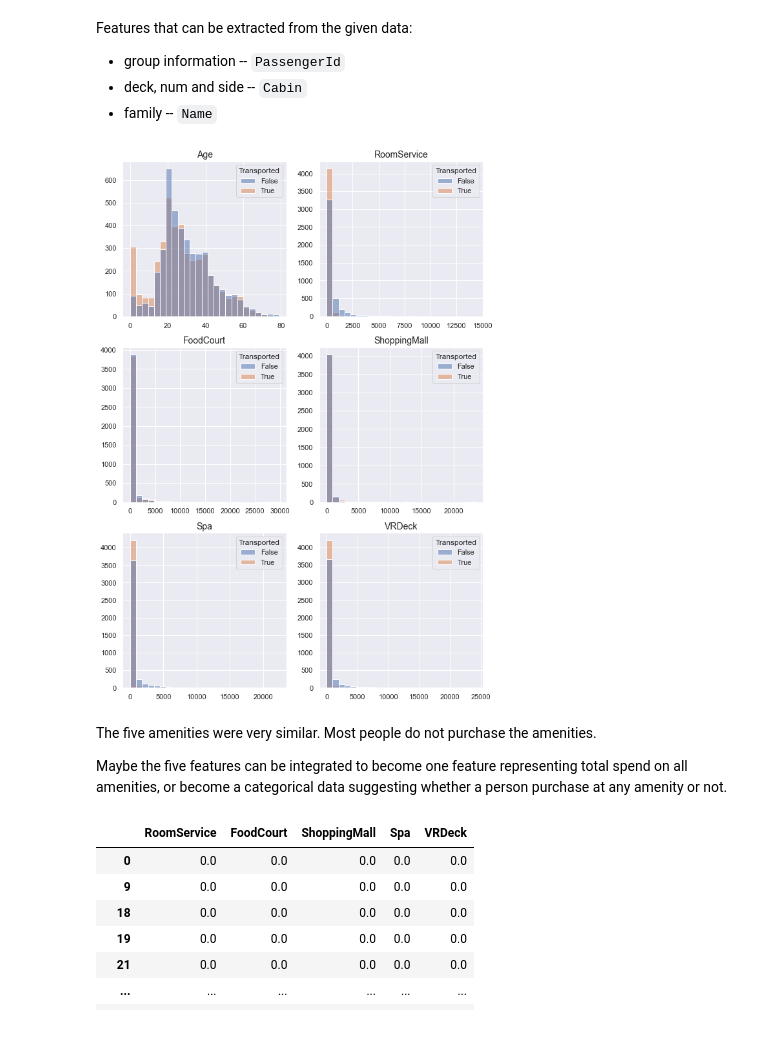
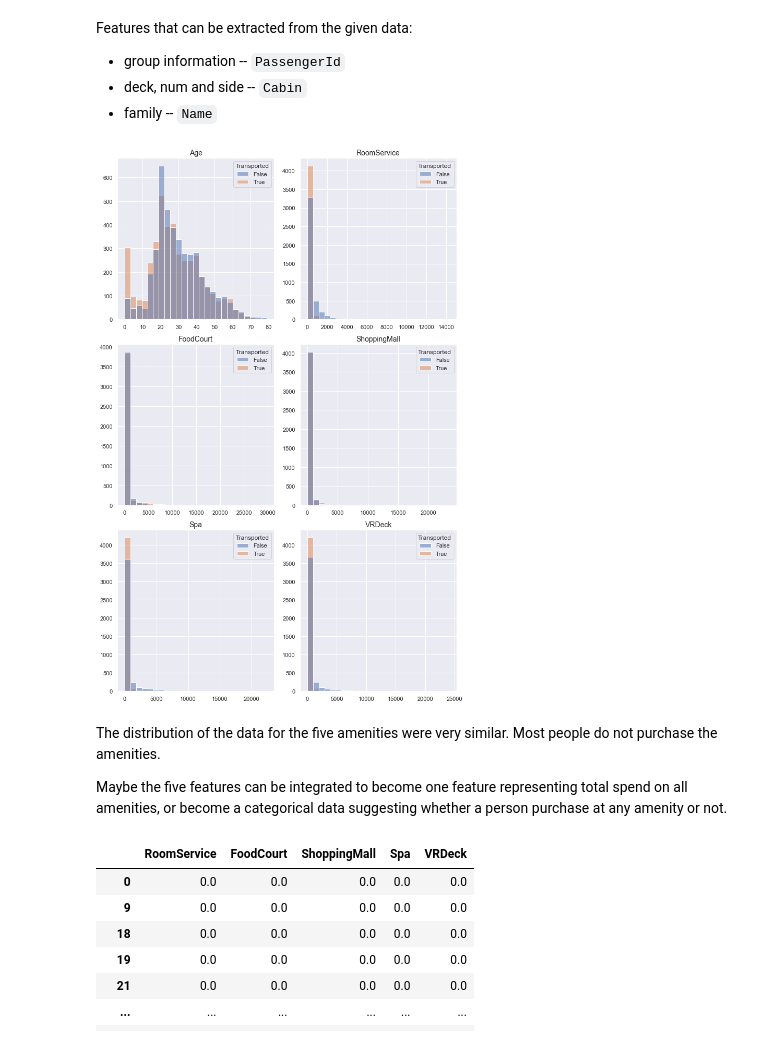
Before and after one commit to yulun-cd/space-titanic, a Jupyter notebook: space-titanic.ipynb, the cells around one changed output. Cells and saved outputs as stored; diff of their text form; code cells hidden in the pictures.

```diff
--- a/space-titanic.ipynb
+++ b/space-titanic.ipynb
@@ -80,22 +83,23 @@ Features that can be extracted from the given data:
 # %%
 # columns of numerical features
 num_cols = ['Age', 'RoomService', 'FoodCourt', 'ShoppingMall', 'Spa', 'VRDeck']
 
 # visualise the relationship between the numerical features and the target
 fig, axs = plt.subplots(3, 2, figsize=(10,15))
 
 for i, col in enumerate(num_cols):
     ax = axs[i//2][i%2]
     sns.histplot(data=df_train, x=col, hue='Transported', bins=25, ax=ax)
     ax.set_xlabel('')
     ax.set_ylabel('')
     ax.set_title(col, fontsize=14)
 
+plt.tight_layout()
 plt.show()
 # %% [output]
-[figure, old version]
+[figure, new version]
 # %% [markdown]
-The five amenities were very similar. Most people do not purchase the amenities.
+The distribution of the data for the five amenities were very similar. Most people do not purchase the amenities.
 
 Maybe the five features can be integrated to become one feature representing total spend on all amenities, or become a categorical data suggesting whether a person purchase at any amenity or not.
 # %%
```
Also changed, not shown: parts of 40 cells of this notebook.
